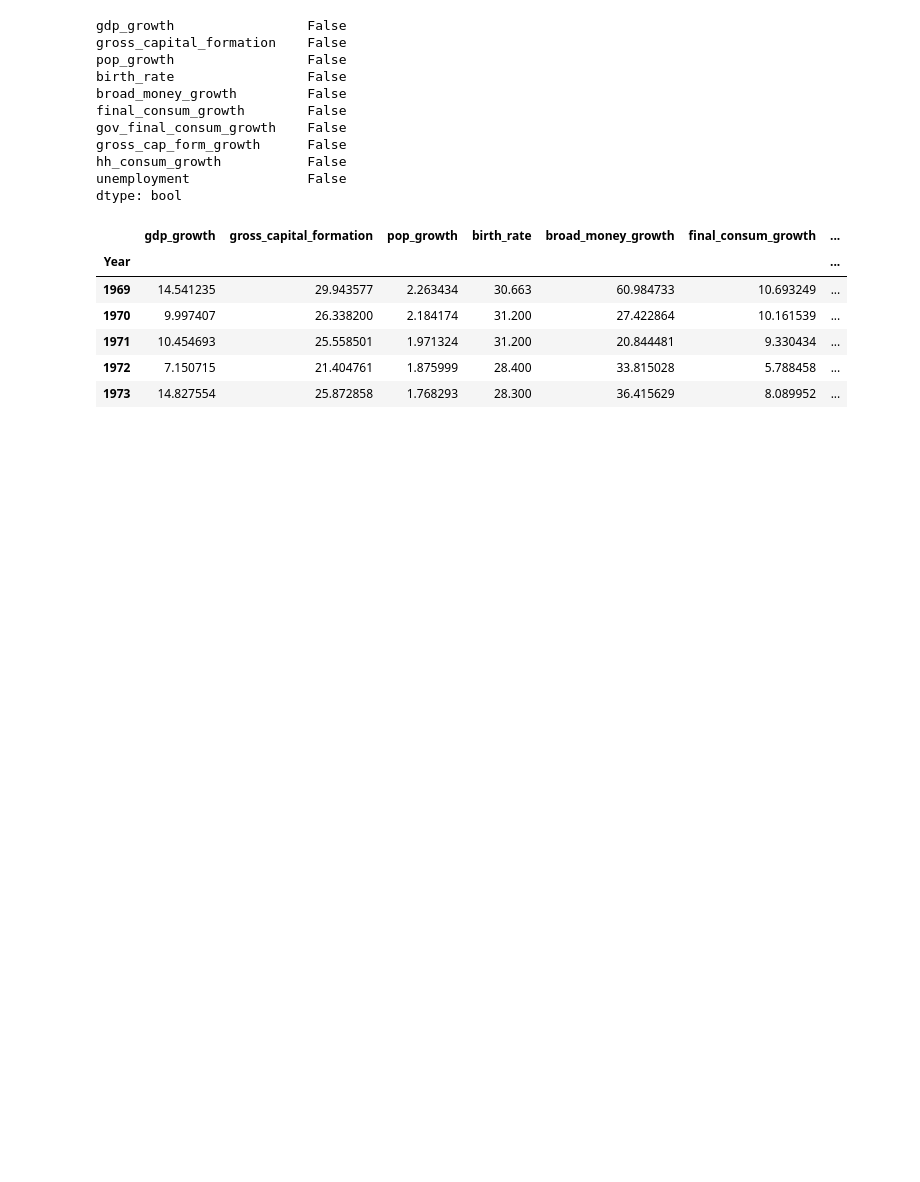
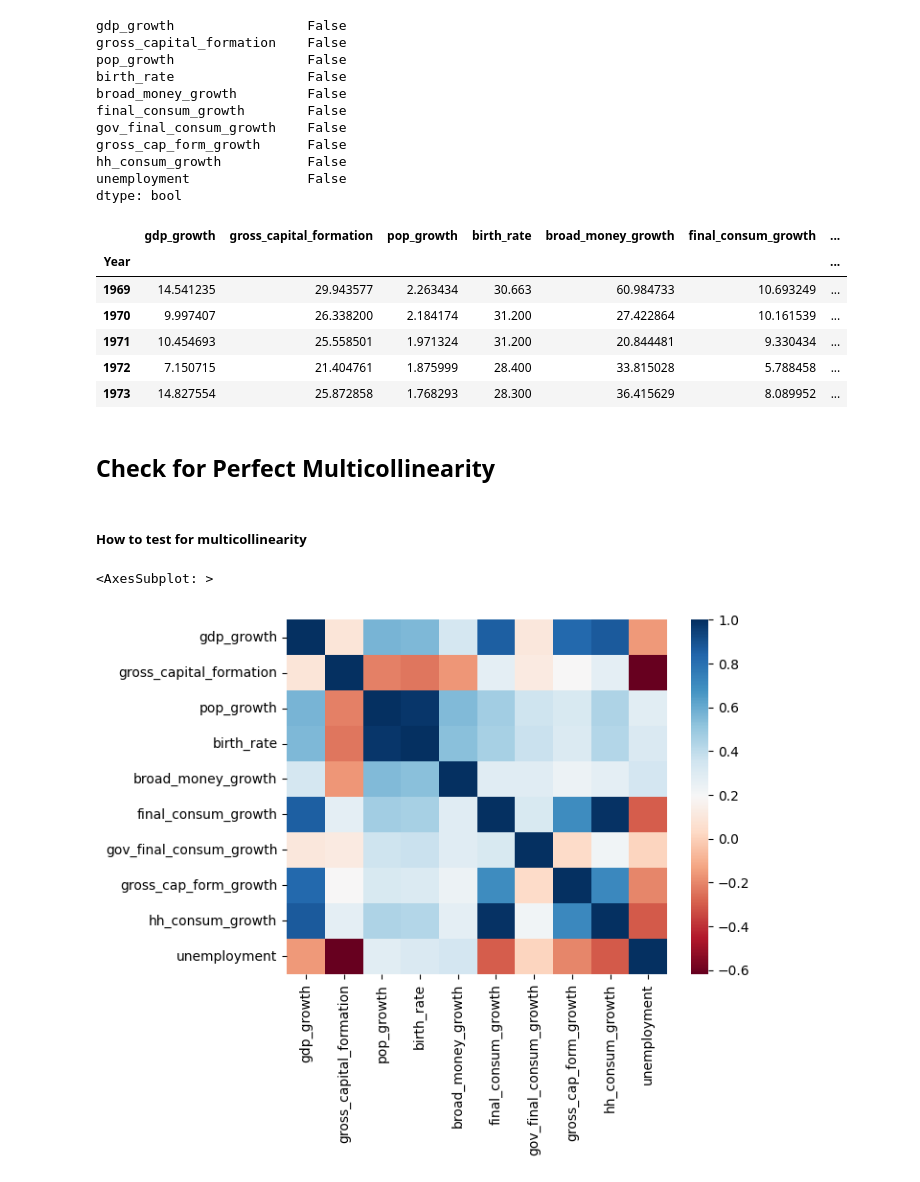
Before and after one commit to gegitonga/ML-Machine-Learning-and-Data-Science, a Jupyter notebook: ML work/Multiple Regression - Ml Machine Learning/Multiple_regression_analysis.ipynb, the cells around one changed output. Cells and saved outputs as stored; diff of their text form; code cells hidden in the pictures; blank space fills up the shorter version.

```diff
--- a/ML work/Multiple Regression - Ml Machine Learning/Multiple_regression_analysis.ipynb
+++ b/ML work/Multiple Regression - Ml Machine Learning/Multiple_regression_analysis.ipynb
@@ -72,3 +72,15 @@ dtype: bool
 | 1971 | 10.454693 | 25.558501 | 1.971324 | 31.200 | 20.844481 | 9.330434 | ... |
 | 1972 | 7.150715 | 21.404761 | 1.875999 | 28.400 | 33.815028 | 5.788458 | ... |
 | 1973 | 14.827554 | 25.872858 | 1.768293 | 28.300 | 36.415629 | 8.089952 | ... |
+# %% [markdown]
+##  Check for Perfect Multicollinearity
+# %% [markdown]
+##### How to test for multicollinearity
+# %%
+#print our a correlation matrix of our data frame
+corr = econ_df.corr()
+# plot a heatmap
+sns.heatmap(corr, xticklabels = corr.columns, yticklabels = corr.columns, cmap = 'RdBu')
+# %% [output]
+<AxesSubplot: >
+[figure, added]
```
Also changed, not shown: parts of 20 cells of this notebook.
